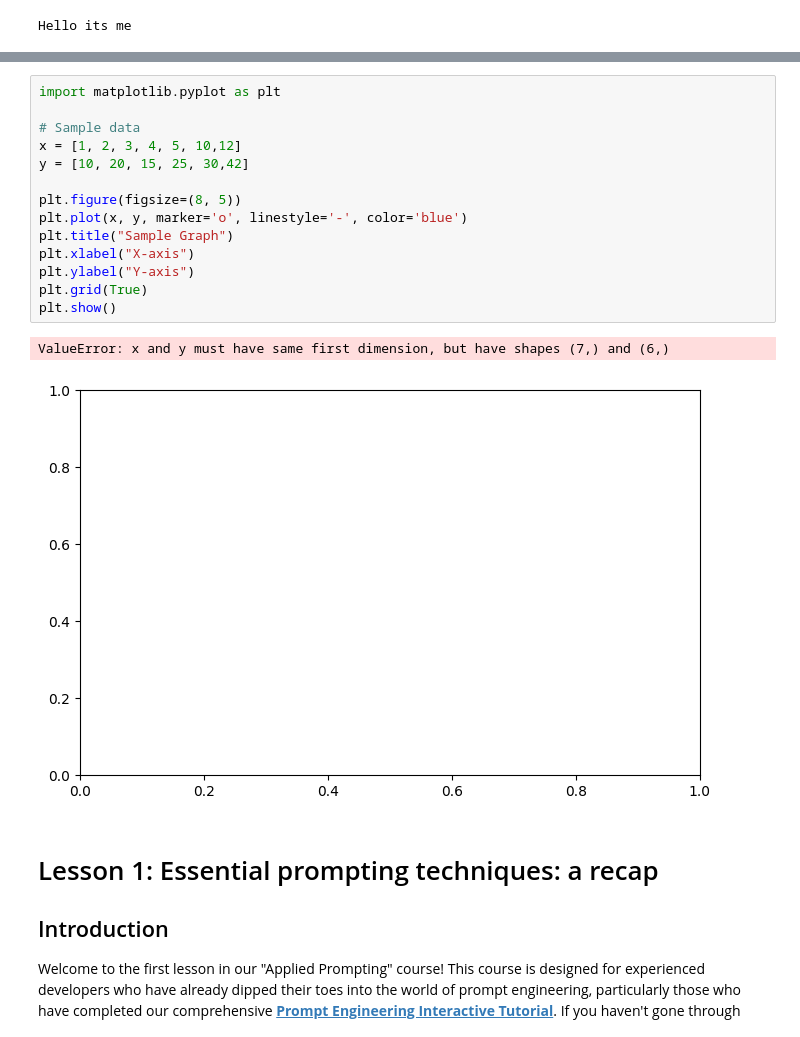
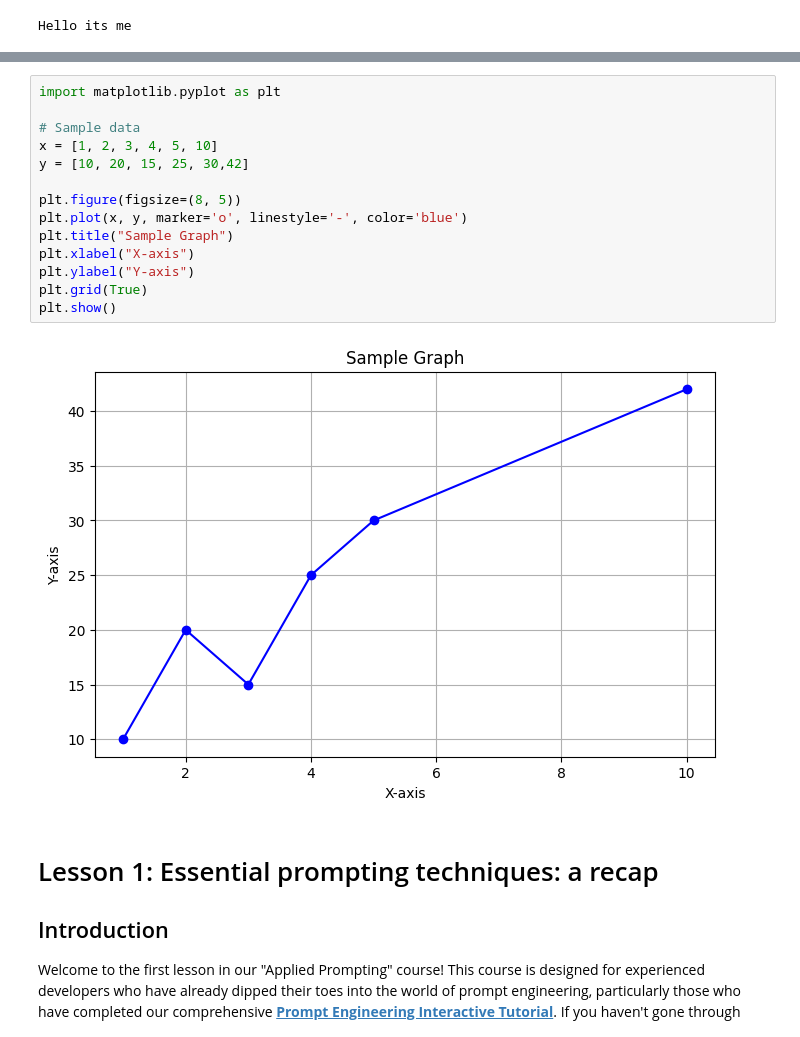
Before and after one commit to lsingh4634426/test_repository, a Jupyter notebook: real_world_prompting/01_prompting_recap.ipynb, the cells around one changed output, grey strips where cells are left out. Saved outputs shown, nothing was run; the diff lists cells and outputs as text.

```diff
--- a/real_world_prompting/01_prompting_recap.ipynb
+++ b/real_world_prompting/01_prompting_recap.ipynb
@@ -25,20 +25,19 @@ Note: you may need to restart the kernel to use updated packages.
 # %%
 import matplotlib.pyplot as plt
 
 # Sample data
-x = [1, 2, 3, 4, 5, 10,12]
+x = [1, 2, 3, 4, 5, 10]
 y = [10, 20, 15, 25, 30,42]
 
 plt.figure(figsize=(8, 5))
 plt.plot(x, y, marker='o', linestyle='-', color='blue')
 plt.title("Sample Graph")
 plt.xlabel("X-axis")
 plt.ylabel("Y-axis")
 plt.grid(True)
 plt.show()
 # %% [output]
-ValueError: x and y must have same first dimension, but have shapes (7,) and (6,)
-[figure, old version]
+[figure, new version]
 # %% [markdown]
 # Lesson 1: Essential prompting techniques: a recap
 
```
